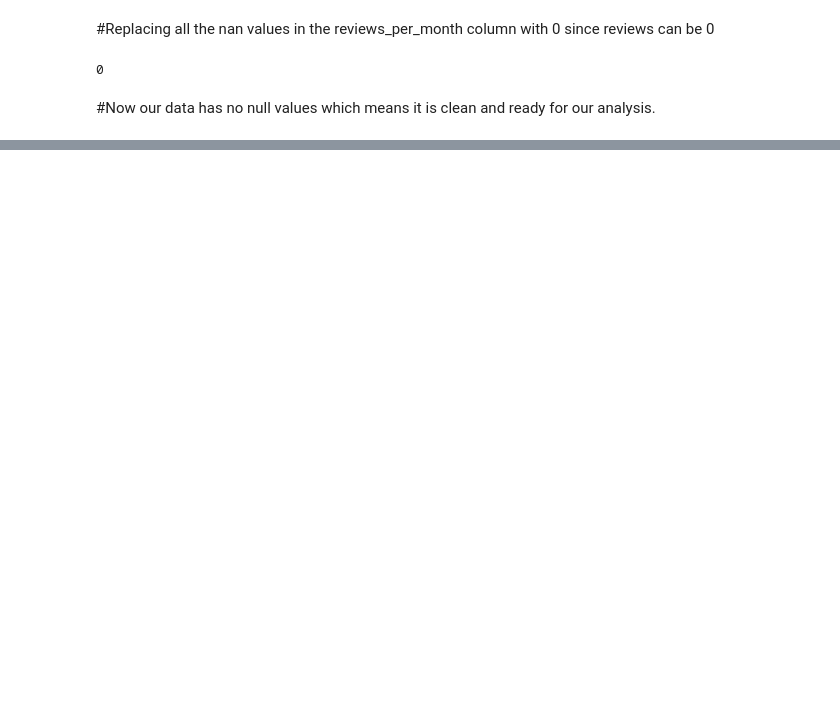
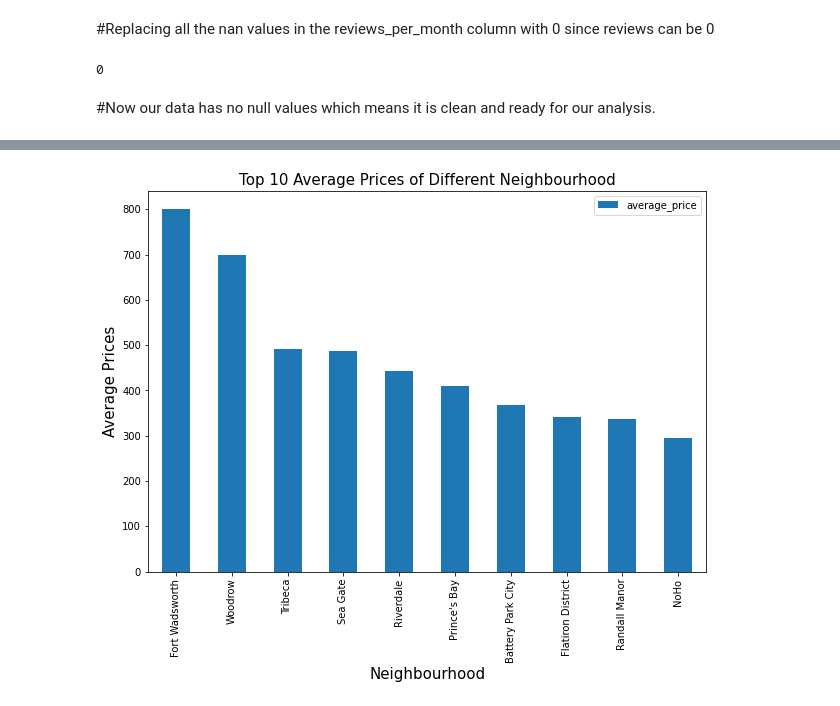
Before and after one commit to keerthibehara/AirBNB-analysis, a Jupyter notebook: Airbnb_Bookings_Analysis_Behara_Sai_Keerthi_Capstone_Project.ipynb, the cells around one changed output, grey strips where cells are left out. Drawn from its saved outputs; the diff is of its cells as text; code cells hidden in the pictures; blank space fills up the shorter version.

```diff
--- a/Airbnb_Bookings_Analysis_Behara_Sai_Keerthi_Capstone_Project.ipynb
+++ b/Airbnb_Bookings_Analysis_Behara_Sai_Keerthi_Capstone_Project.ipynb
@@ -177,0 +292,7 @@ df.shape
+# %%
+#Grouping the various neighbourhoods with average prices
+
+neighbourhood_df=df.groupby(['neighbourhood','neighbourhood_group'])['price'].mean().sort_values(ascending=False).reset_index(name='average_price')
+
+#Taking only the top 10 neighbourhoods
+neighbourhood_df.iloc[:10]
@@ -177,0 +311,9 @@ df.shape
+# %%
+#Plotting a bar graph
+neighbourhood_df.iloc[:10].plot(kind='bar',x='neighbourhood',y='average_price')
+plt.title('Top 10 Average Prices of Different Neighbourhood',fontsize=15)
+plt.ylabel('Average Prices',fontsize=15,color='Black')
+plt.xlabel('Neighbourhood',fontsize=15,color='Black')
+plt.rcParams['figure.figsize'] = (10, 7)
+# %% [output]
+[figure, added]
```
Also changed, not shown: parts of 26 cells of this notebook.
